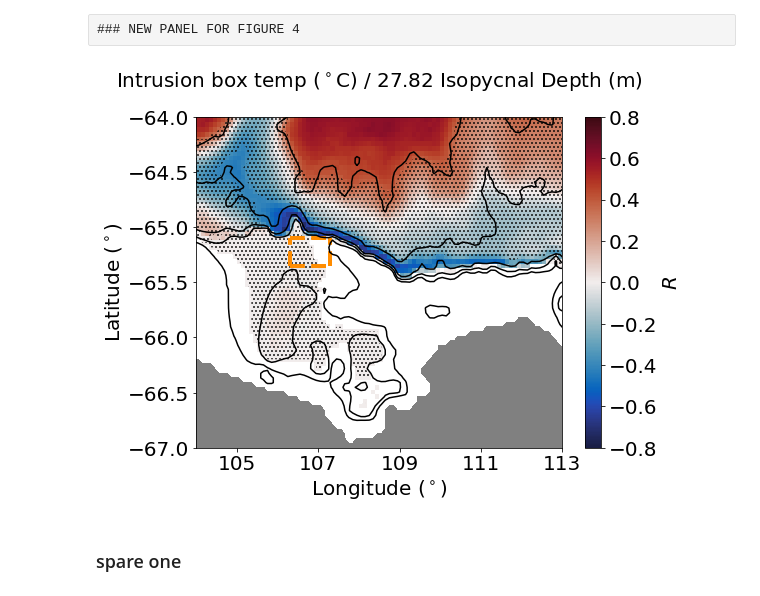
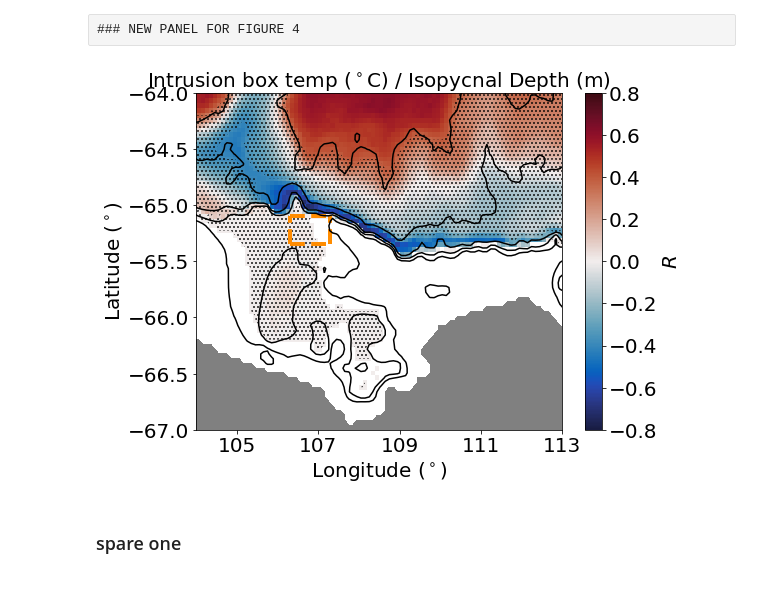
Before and after one commit to ribeiron/ScriptsChapter3, a Jupyter notebook: Fig7a-c.ipynb, the cells around one changed output. Saved outputs shown, nothing was run; the diff lists cells and outputs as text; code cells hidden in the pictures.

```diff
--- a/Fig7a-c.ipynb
+++ b/Fig7a-c.ipynb
@@ -1407,35 +1407,35 @@ plt.rcParams['hatch.linewidth'] = 1
 plt.rcParams['hatch.color'] = 'k'
 cs = plt.contourf(t_statistic_tempVSiso.xt_ocean,t_statistic_tempVSiso.yt_ocean,t_statistic_tempVSiso.where(significance_tempVSiso == 0),
                   colors='k',alpha=0.0,zorder=2,hatches=['...'])
 
 plt.plot([-252.7,-252.7],[-65.35, -65.1],color='darkorange',linestyle='--',linewidth=4)
 plt.plot([-251.7,-251.7],[-65.35, -65.1],color='darkorange',linestyle='--',linewidth=4)
 plt.plot([-252.7,-251.7],[-65.1, -65.1],color='darkorange',linestyle='--',linewidth=4)
 plt.plot([-252.7,-251.7],[-65.35, -65.35],color='darkorange',linestyle='--',linewidth=4)
 
 cbar=plt.colorbar(pc,orientation='vertical',extend='neither')
 #cbar.ax.locator_params(nbins=8)
 cbar.set_label('$R$',fontsize=fontsize,labelpad=5)
 cbar.ax.tick_params(labelsize=20)
 plt.contour(ht.xt_ocean,ht.yt_ocean,ht,levels=[500,700,1000,2000,3000],colors='k',linewidth=1)
 plt.contourf(ht.xt_ocean,ht.yt_ocean,land_mask,colors='grey')
 plt.ylim((-67, -64))
 plt.xlim((-255, -246))
 plt.ylabel('Latitude [$^\circ$S]')
 plt.xlabel('Longitude [$^\circ$E]')
-plt.title('Intrusion box temp ($^\circ$C) / 27.82 Isopycnal Depth (m)\n',fontsize=fontsize)
+plt.title('Intrusion box temp ($^\circ$C) / Isopycnal Depth (m)',fontsize=fontsize)
 plt.tick_params(labelsize=fontsize)
 plt.ylabel('Latitude ($^\circ$)',fontsize=fontsize)
 plt.xlabel('Longitude ($^\circ$)',fontsize=fontsize)
 ax0.set_xticklabels([-255+359,-254+359,-252+359,-250+359,-248+359,-246+359])
 #ax1.set_xticklabels([-255+359,-254+359,-253+359,-252+359,-251
 
 fig.tight_layout()
 figdir = '/g/data/v45/ns3783/ScriptsChapter3/Figures'
 filestr = figdir+'/fig4_corr_panel_tempVSiso.png'
 plt.savefig(filestr,dpi=600,bbox_inches='tight')
 # %% [output]
-[figure, old version]
+[figure, new version]
 # %% [markdown]
 ### spare one
 # %%
```
Also changed, not shown: parts of 1 cell of this notebook, 1 other file.
